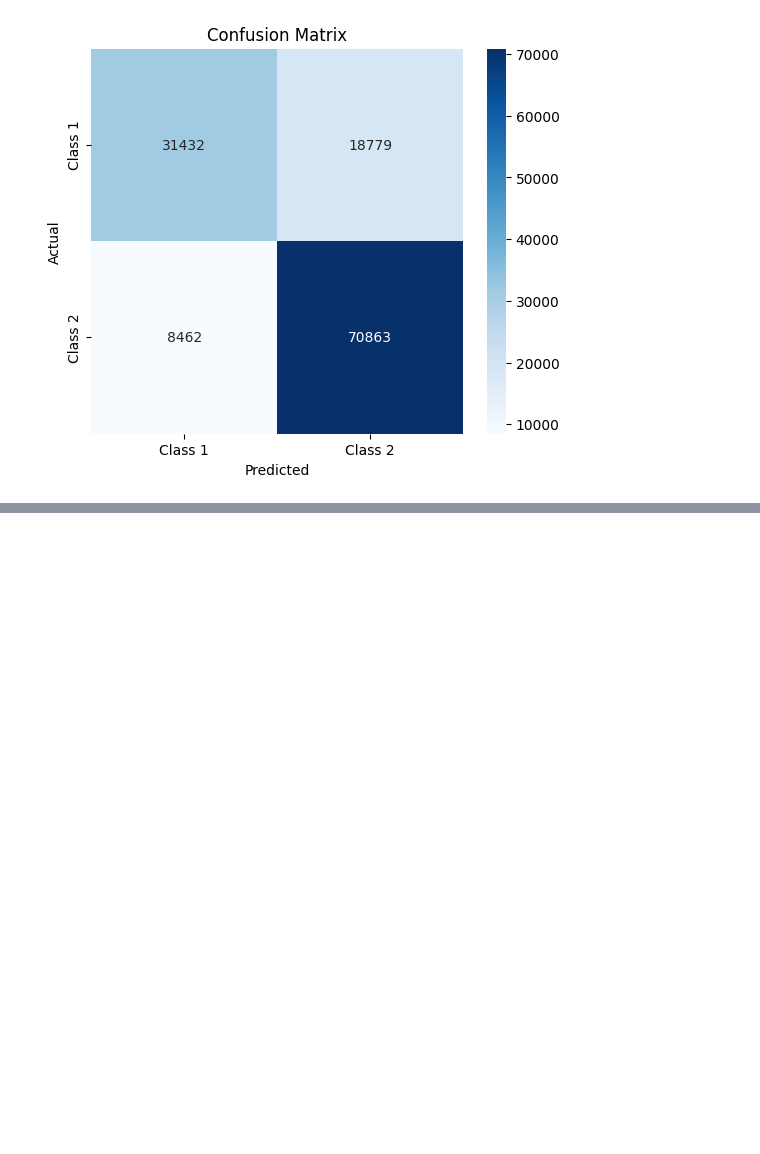
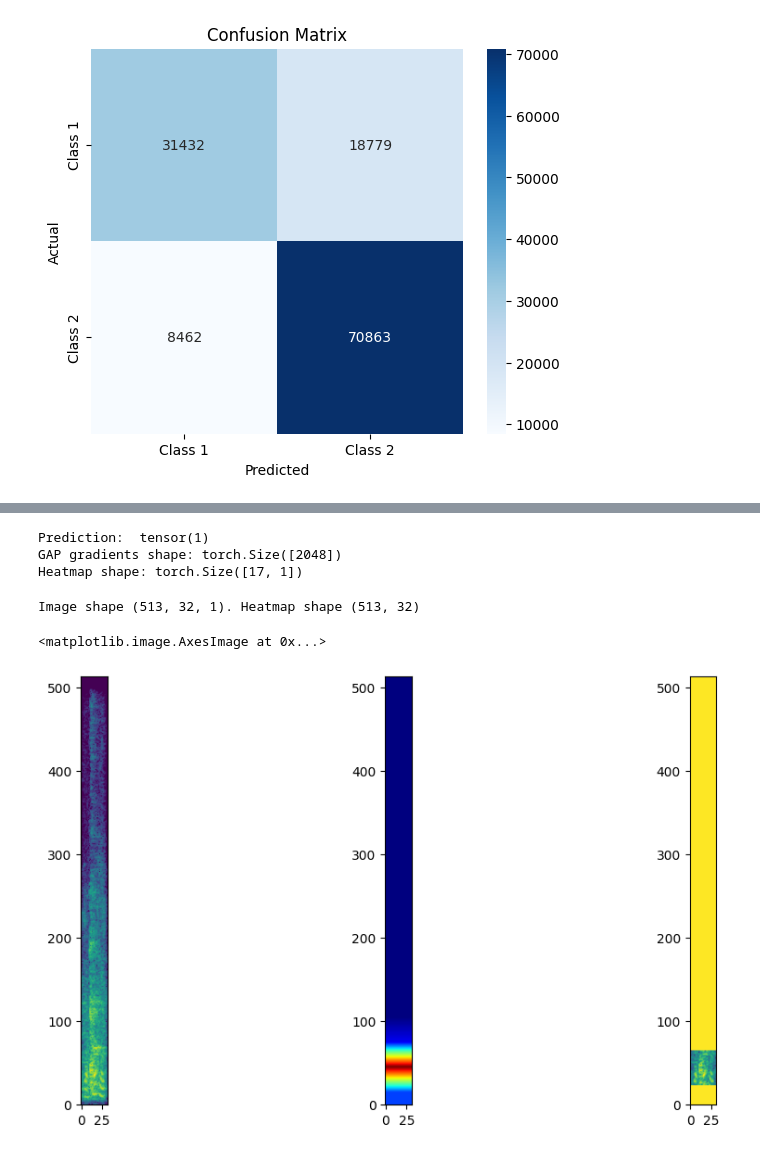
Before and after one commit to arkiven4/NXSCough, a Jupyter notebook: notebooks/xai.ipynb, the cells around one changed output, grey strips where cells are left out. Saved outputs shown, nothing was run; the diff lists cells and outputs as text; code cells hidden in the pictures; blank space fills up the shorter version.

```diff
--- a/notebooks/xai.ipynb
+++ b/notebooks/xai.ipynb
@@ -269,0 +431,63 @@ plt.show()
+# %%
+rand_idx = random.choice(correct_indices.tolist())
+print('Prediction: ', pred_classes[rand_idx].cpu())
+
+act, grad = None, None
+for hook in hookF:
+    if hook.name == 'backbone.7.2.conv3':
+        act = hook.output.detach()
+
+for hook in hookB:
+    if hook.name == 'backbone.7.2.conv3':
+        grad = hook.output[0].detach()
+
+# Global Average Pool the gradients of every feature map (Eq. 1)
+pooled_grad = torch.mean(grad, dim=[0, 2, 3])
+print('GAP gradients shape:', pooled_grad.shape)
+
+# Multiply every channel k of the activations by GAP gradients, that are the 'weights'
+for i in range(act.shape[1]):
+    act[:, i, :, :] *= pooled_grad[i]
+
+# Sum across all k-features (Eq. 2)
+heatmap = torch.sum(act, dim=1).squeeze(0).cpu()[rand_idx, :, :]
+
+# Relu (Eq. 2)
+heatmap = np.maximum(heatmap, 0)
+
+# normalize the heatmap between 0 and 1
+heatmap /= torch.max(heatmap)
+print('Heatmap shape:', heatmap.shape)
+
+# # Visualize the raw CAM
+# plt.imshow(heatmap.numpy(), cmap='jet'); plt.axis('off'); plt.tight_layout(); plt.colorbar(); plt.show()
+# %% [output]
+Prediction:  tensor(1)
+GAP gradients shape: torch.Size([2048])
+Heatmap shape: torch.Size([17, 1])
+# %%
+x = audio.squeeze(0).cpu().numpy()[0]
+img_jpeg = np.stack([x] * 1, axis=-1)
+H, W = img_jpeg.shape[0], img_jpeg.shape[1]
+
+heatmap = cv2.resize(np.array(heatmap), (W, H))
+print(f'Image shape {img_jpeg.shape}. Heatmap shape {heatmap.shape}')
+
+mask = heatmap > 0.4
+superimposed_img = img_jpeg.copy()
+superimposed_img[:,:,0] = img_jpeg[:,:,0] * mask
+
+plt.figure(figsize=(12, 6))
+
+plt.subplot(131)
+plt.imshow(img_jpeg, origin='lower')
+
+plt.subplot(132)
+plt.imshow(heatmap, origin='lower', cmap='jet')
+
+plt.subplot(133)
+plt.imshow(superimposed_img, origin='lower')
+# %% [output]
+Image shape (513, 32, 1). Heatmap shape (513, 32)
+<matplotlib.image.AxesImage at 0x...>
+[figure, added]
```
Also changed, not shown: parts of 12 cells of this notebook, 9 other files.
